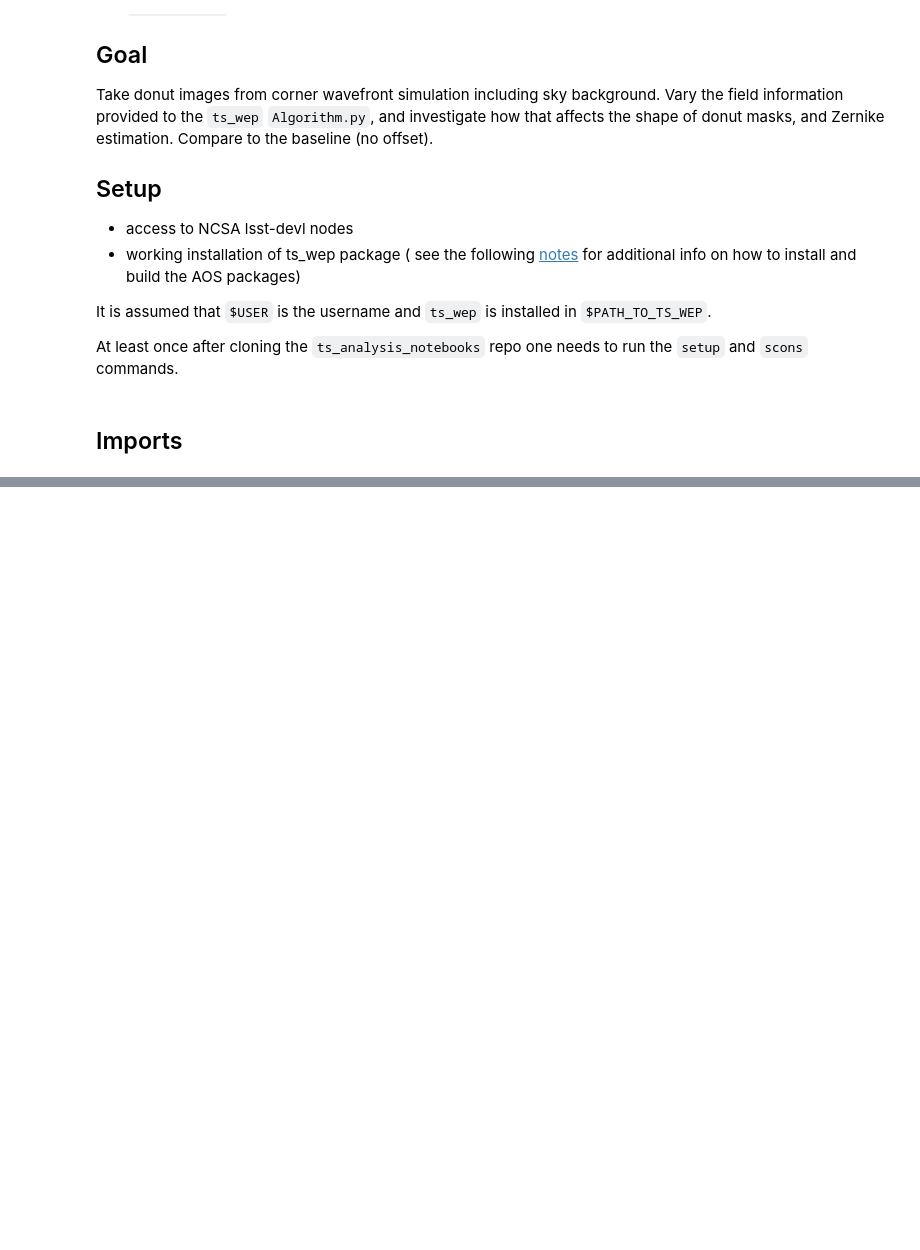
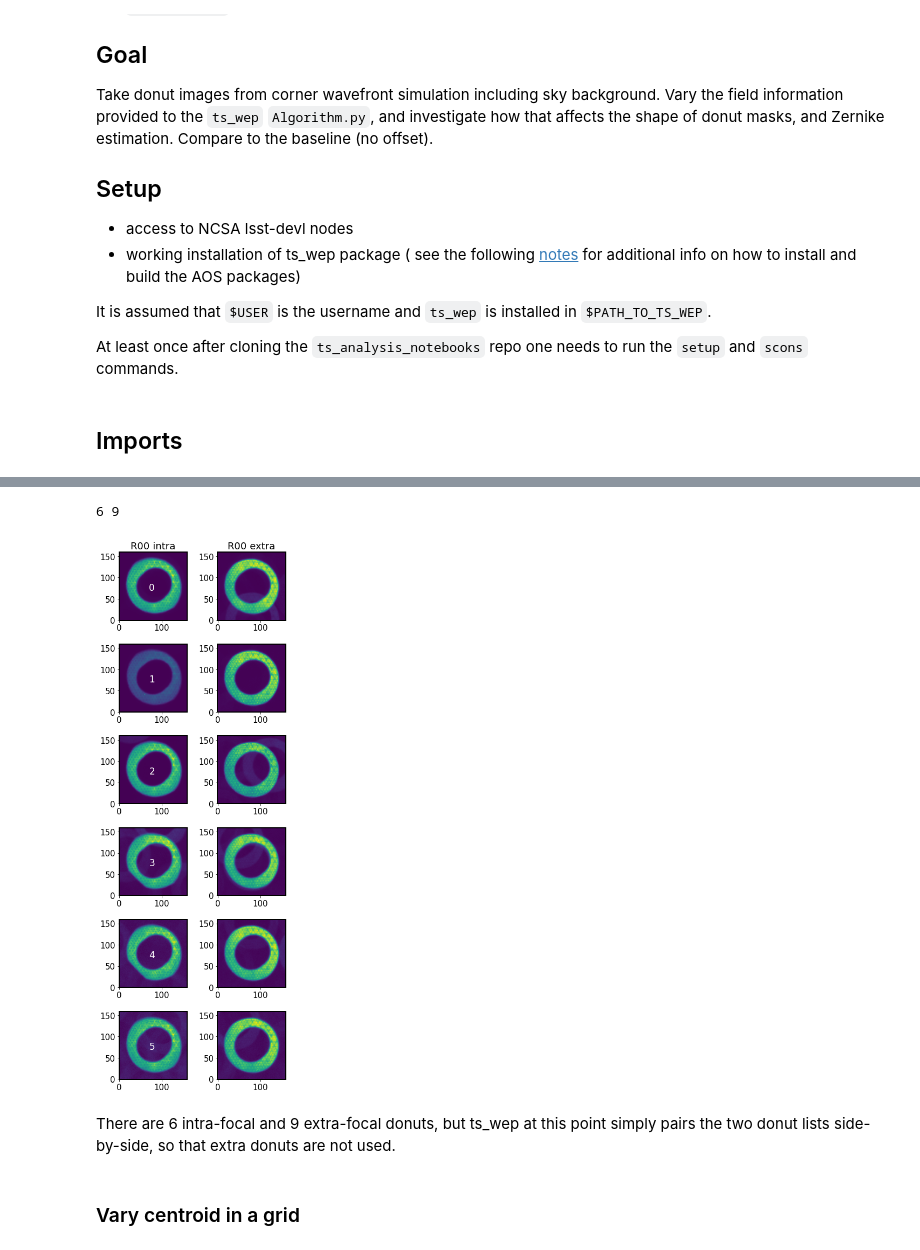
Before and after one commit to lsst-sitcom/sitcomtn-044, a Jupyter notebook: index.ipynb, the cells around one changed output, grey strips where cells are left out. Cells and saved outputs as stored; diff of their text form; code cells hidden in the pictures; blank space fills up the shorter version.

```diff
--- a/index.ipynb
+++ b/index.ipynb
@@ -60,0 +164,39 @@ rcParams['axes.titlesize'] = 18
+# %%
+extraFocalStamps, extraFocalCatalog = get_butler_stamps(repo_dir,instrument=instrument,
+                                      iterN=0, detector=f"{sensor}_SW0",
+                                      dataset_type = 'donutStampsExtra',
+                                      collection=collection)
+
+intraFocalStamps, intraFocalCatalog = get_butler_stamps(repo_dir,instrument=instrument,
+                                      iterN=0, detector=f"{sensor}_SW1",
+                                      dataset_type = 'donutStampsIntra',
+                                      collection=collection)
+# %%
+%matplotlib inline
+
+nIntra = len(intraFocalStamps)
+nExtra = len(extraFocalStamps)
+print(nIntra,nExtra)
+nDonuts = min(nIntra, nExtra)
+ncols = 2
+nrows = nDonuts
+
+fig, ax = plt.subplots(nrows, ncols, figsize=(3*ncols, 3*nrows))
+
+for i in range(nDonuts):
+    ax[i,0].imshow(intraFocalStamps[i].stamp_im.image.array, origin='lower')
+    ax[i,1].imshow(extraFocalStamps[i].stamp_im.image.array, origin='lower')
+    ax[i,0].text(70,70, f'{i}', fontsize=17, c='white')
+
+fig.subplots_adjust(hspace=0.35)
+ax[0,0].set_title(f'{sensor} intra')
+ax[0,1].set_title(f'{sensor} extra')
+#fig.suptitle(sensor, fontsize=20)
+plt.savefig(f'{sensor}_donuts.png', bbox_inches='tight')
+# %% [output]
+6 9
+[figure, added]
+# %% [markdown]
+There are 6 intra-focal and 9 extra-focal donuts, but ts_wep at this point simply pairs the two donut lists side-by-side, so that extra donuts are not used.
+# %% [markdown]
+### Vary centroid in a grid
```
Also changed, not shown: parts of 48 cells of this notebook.
